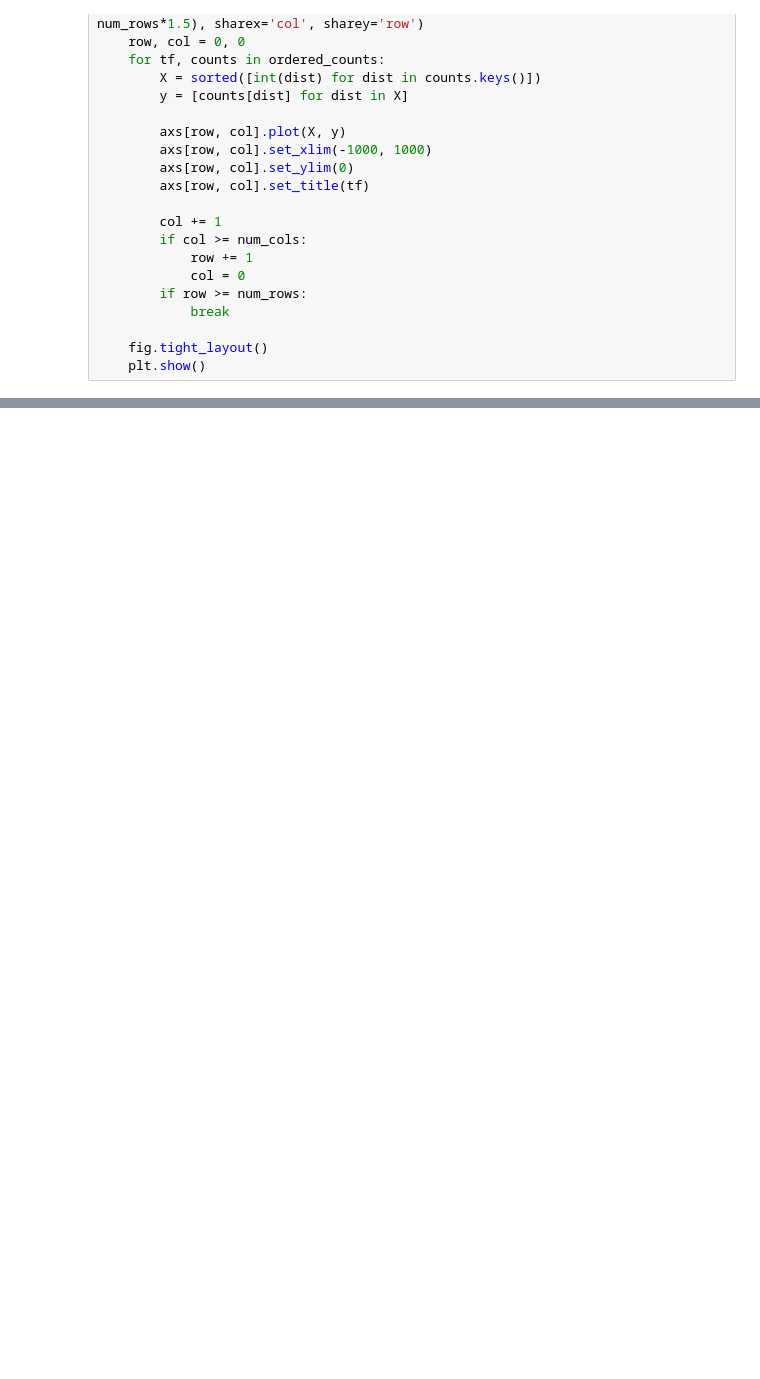
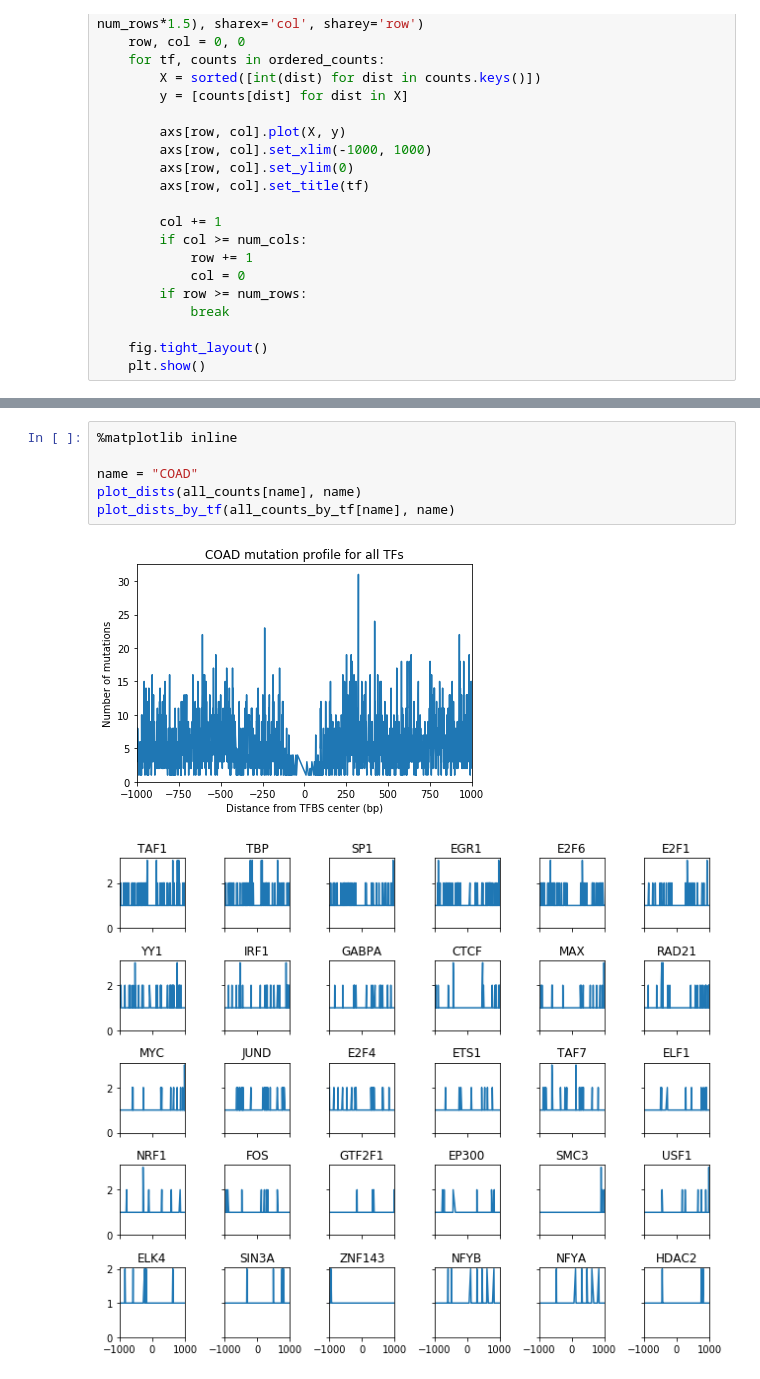
Before and after one commit to sam-k/dna-repair-tf, a Jupyter notebook: mut-profile.ipynb, the cells around one changed output, grey strips where cells are left out. Cells and saved outputs as stored; diff of their text form; blank space fills up the shorter version.

```diff
--- a/mut-profile.ipynb
+++ b/mut-profile.ipynb
@@ -77,0 +96,9 @@ for name in ("SKCM-US","MELA-AU","LUAD-US","LUSC-US","COCA-CN","BLCA-US"):
+# %%
+%matplotlib inline
+
+name = "COAD"
+plot_dists(all_counts[name], name)
+plot_dists_by_tf(all_counts_by_tf[name], name)
+# %% [output]
+[figure, added]
+[figure, added]
```
Also changed, not shown: parts of 16 cells of this notebook, 3 other files.
